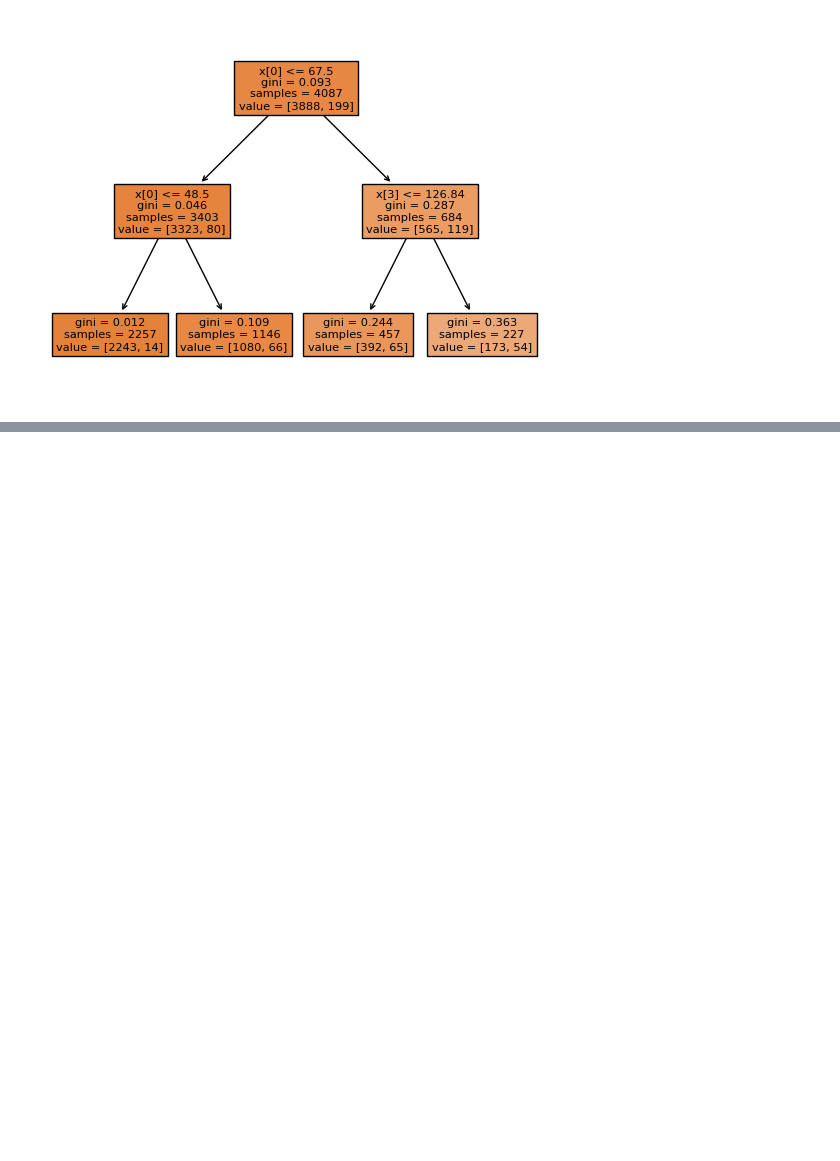
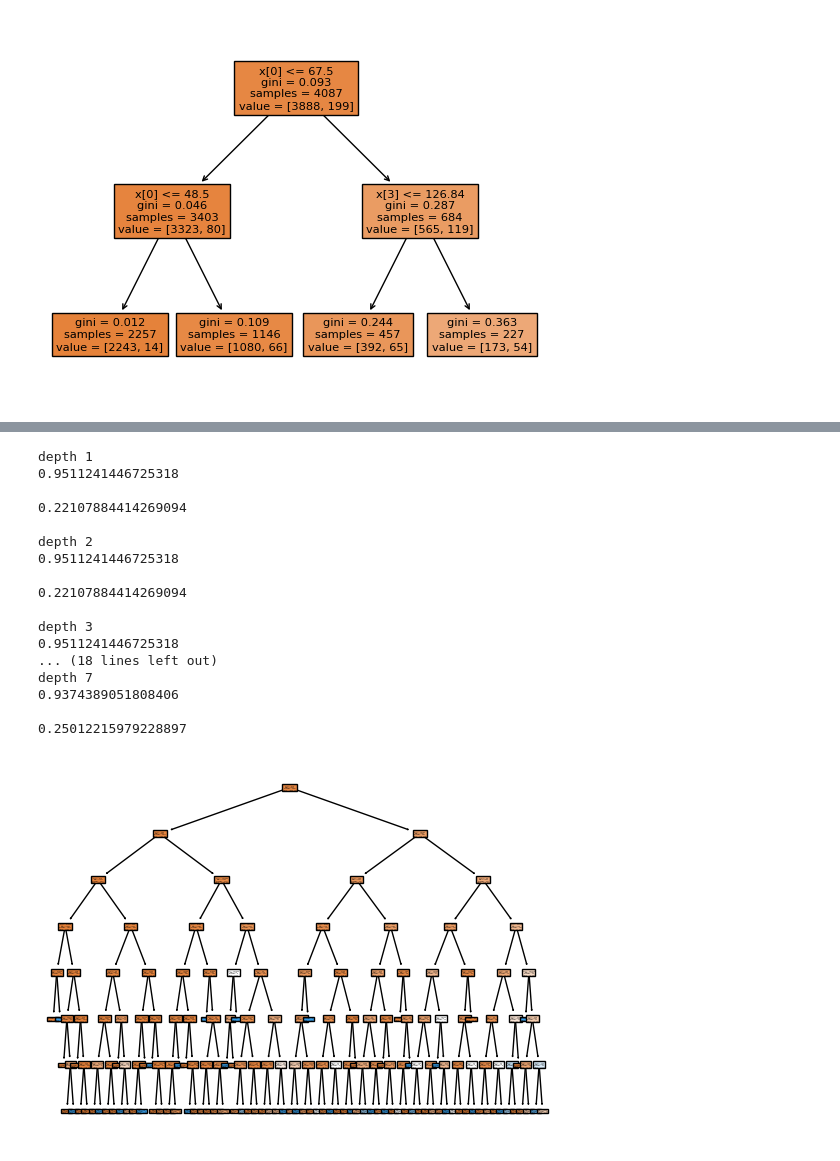
Before and after one commit to DS3001/group5, a Jupyter notebook: lab2.ipynb, the cells around one changed output, grey strips where cells are left out. Saved outputs shown, nothing was run; the diff lists cells and outputs as text; code cells hidden in the pictures; blank space fills up the shorter version.

Commit message:
Added for-loop for depth

```diff
--- a/lab2.ipynb
+++ b/lab2.ipynb
@@ -367,0 +368,36 @@ pn(np.sqrt(mean_squared_error(y_test, y_hat))) #RMSE
+# %%
+for k in range(1, 8):
+  # Fit decision tree:
+  classify = tree.DecisionTreeClassifier(max_depth=k)
+  classify = classify.fit(X_train_2, y_train)
+
+  # Visualize results:
+  tree.plot_tree(classify,filled=True)
+
+  ## Make Predictions on the Test Set
+  y_hat = classify.predict(X_test_2)
+
+  print("depth", k)
+  #find the R2 and RMSE
+  pn(classify.score(X_test_2, y_test)) # R squared measure
+
+  pn(np.sqrt(mean_squared_error(y_test, y_hat))) #RMSE
+# %% [output]
+depth 1
+0.9511241446725318
+
+0.22107884414269094
+
+depth 2
+0.9511241446725318
+
+0.22107884414269094
+
+depth 3
+0.9511241446725318
+... (18 lines left out)
+depth 7
+0.9374389051808406
+
+0.25012215979228897
+[figure, added]
```
Also changed, not shown: parts of 1 cell of this notebook.
